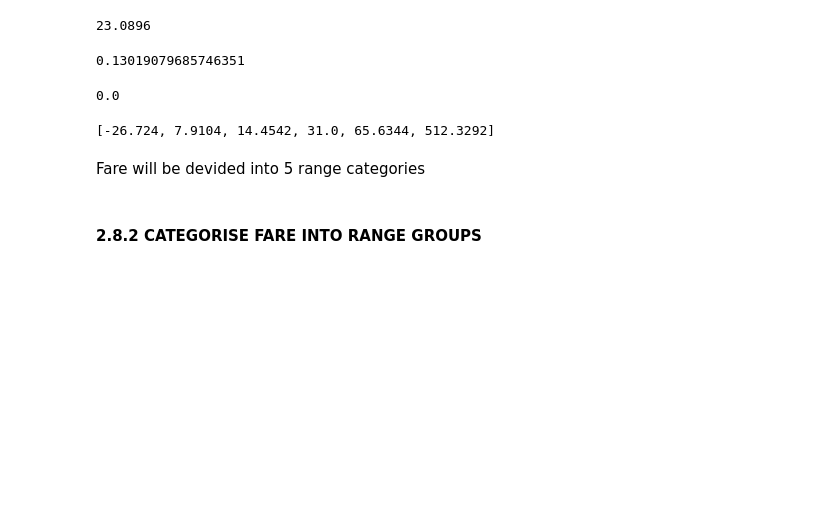
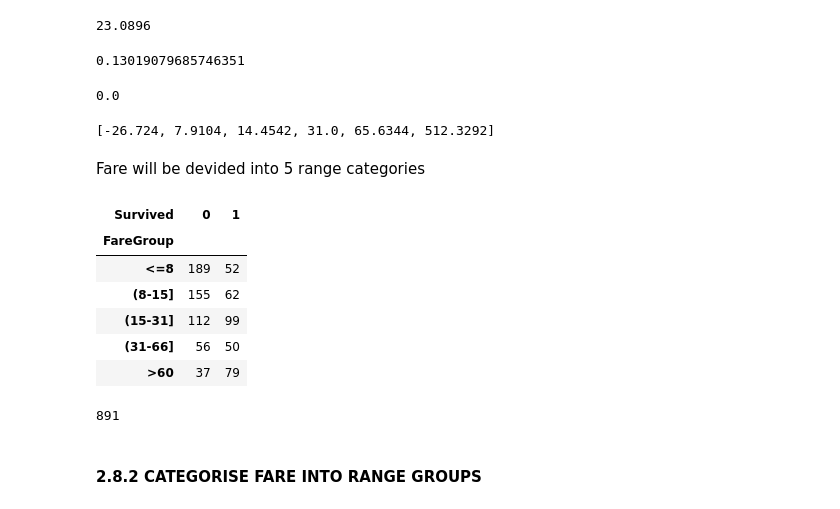
Before and after one commit to albert-kuc/Kaggle, a Jupyter notebook: Titanic/Getting Started with Titanic.ipynb, the cells around one changed output. Drawn from its saved outputs; the diff is of its cells as text; code cells hidden in the pictures; blank space fills up the shorter version.

```diff
--- a/Titanic/Getting Started with Titanic.ipynb
+++ b/Titanic/Getting Started with Titanic.ipynb
@@ -504,3 +509,17 @@ Fare will be devided into 5 range categories
+# %%
+pd.crosstab(fare_test['FareGroup'], train_data['Survived'])
+# %% [output]
+| Survived | 0 | 1 |
+| FareGroup |  |  |
+| <=8 | 189 | 52 |
+| (8-15] | 155 | 62 |
+| (15-31] | 112 | 99 |
+| (31-66] | 56 | 50 |
+| >60 | 37 | 79 |
+# %%
+fare_test.FareGroup.value_counts().sum()
+# %% [output]
+891
 # %% [markdown]
 #### 2.8.2 CATEGORISE FARE INTO RANGE GROUPS
 # %%
```
Also changed, not shown: parts of 14 cells of this notebook.
